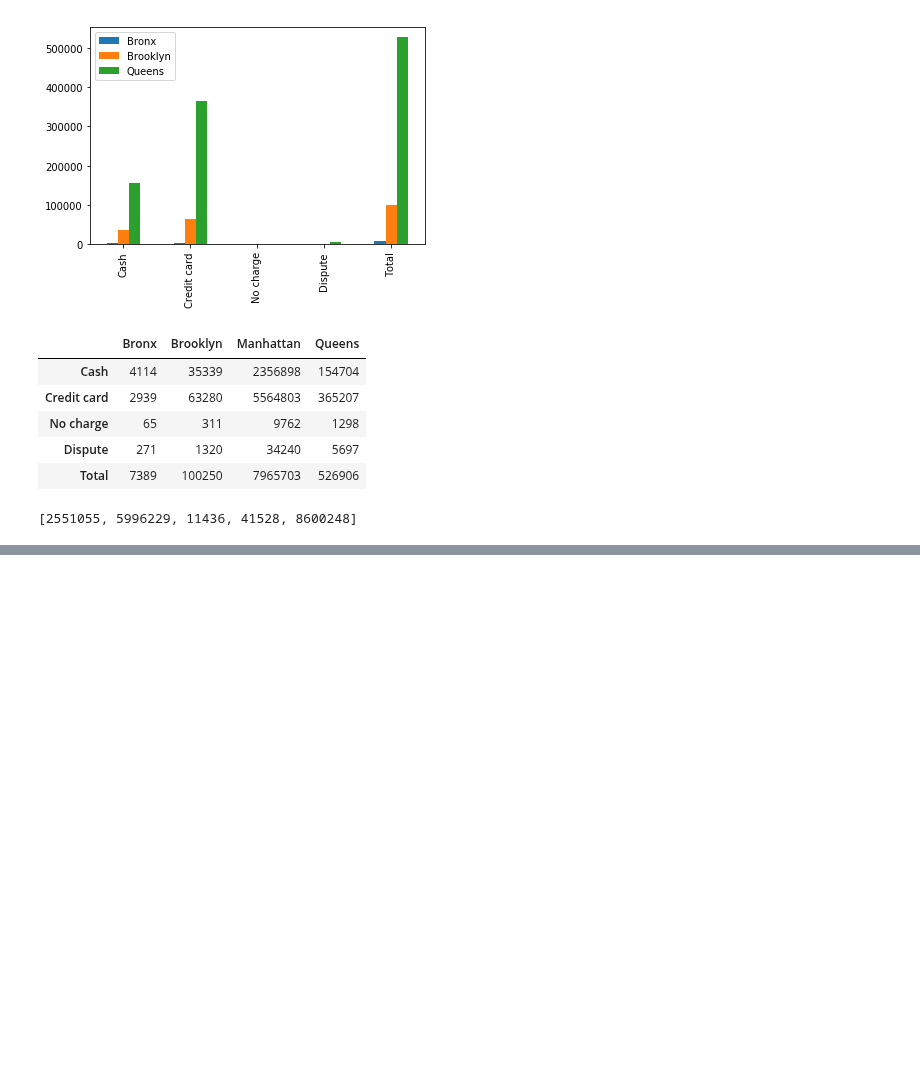
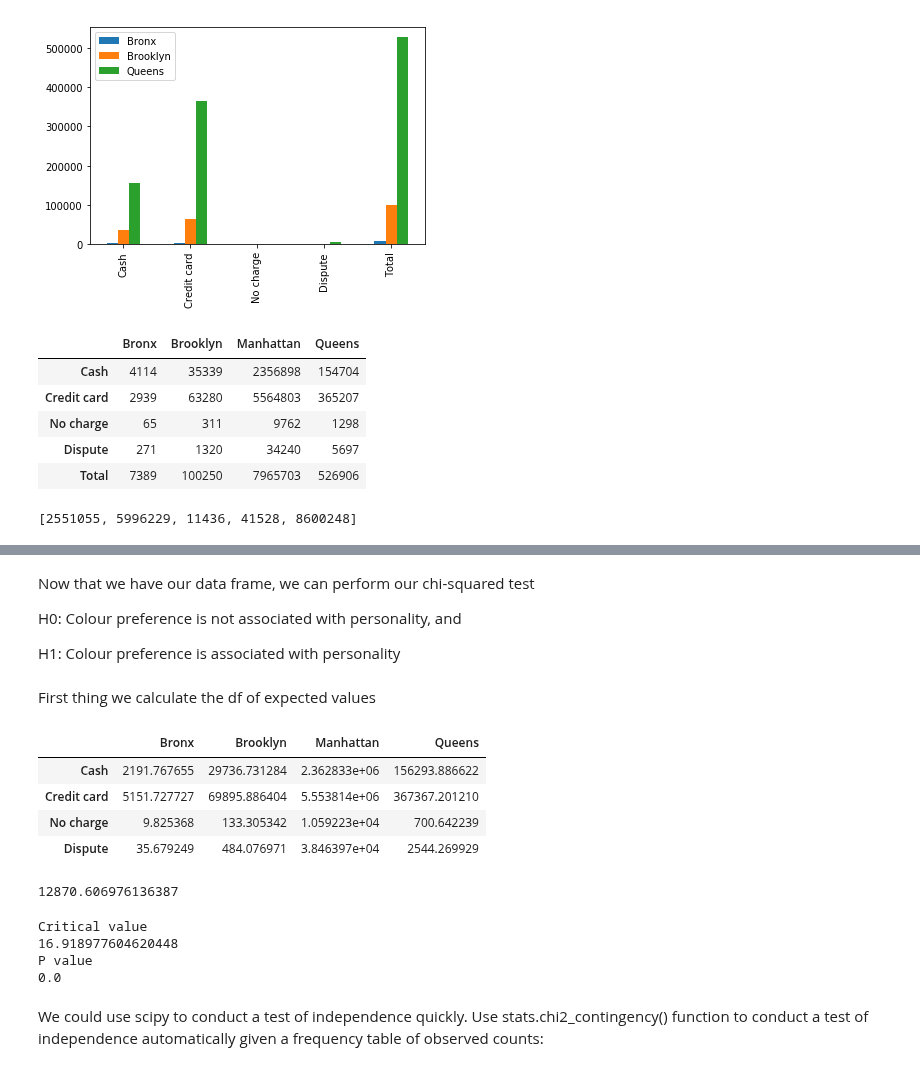
Before and after one commit to EgonFerri/ADM-HM2, a Jupyter notebook: TemporaryFile_RQ4.ipynb, the cells around one changed output, grey strips where cells are left out. Saved outputs shown, nothing was run; the diff lists cells and outputs as text; code cells hidden in the pictures; blank space fills up the shorter version.

```diff
--- a/TemporaryFile_RQ4.ipynb
+++ b/TemporaryFile_RQ4.ipynb
@@ -241,0 +251,54 @@ observed= voter_tab.ix[0:5,0:3]   # Get table without totals for later use
+# %% [markdown]
+Now that we have our data frame, we can perform our chi-squared test
+
+H0: Colour preference is not associated with personality, and
+
+H1: Colour preference is associated with personality
+# %% [markdown]
+First thing we calculate the df of expected values
+# %%
+
+expected =  np.outer(tab["Total"][0:4],
+                     tab.loc["Total"][0:4]) / 8600248
+
+expected = pd.DataFrame(expected)
+
+expected.columns = ['Bronx', 'Brooklyn', 'Manhattan', 'Queens']
+expected.index = ['Cash', 'Credit card', 'No charge', 'Dispute']
+
+expected
+# %% [output]
+|  | Bronx | Brooklyn | Manhattan | Queens |
+| Cash | 2191.767655 | 29736.731284 | 2.362833e+06 | 156293.886622 |
+| Credit card | 5151.727727 | 69895.886404 | 5.553814e+06 | 367367.201210 |
+| No charge | 9.825368 | 133.305342 | 1.059223e+04 | 700.642239 |
+| Dispute | 35.679249 | 484.076971 | 3.846397e+04 | 2544.269929 |
+# %%
+chi_squared_stat = (((observed-expected)**2)/expected).sum().sum()
+
+#We call .sum() twice:once to get the column sums and a second time to add the column sums together,
+#returning the sum of the entire 2D table.
+print(chi_squared_stat)
+# %% [output]
+12870.606976136387
+# %%
+
+crit = stats.chi2.ppf(q = 0.95, # Find the critical value for 95% confidence*
+                      df = 9)   # Degrees of fredom for a test of independence equals the product of the number of categories
+                                # in each variable minus 1. In this case we have a 4x4 table so df = 3x3 = 9.
+
+
+print("Critical value")
+print(crit)
+
+p_value = 1 - stats.chi2.cdf(x=chi_squared_stat,  # Find the p-value
+                             df=9)
+print("P value")
+print(p_value)
+# %% [output]
+Critical value
+16.918977604620448
+P value
+0.0
+# %% [markdown]
+We could use scipy to conduct a test of independence quickly. Use stats.chi2_contingency() function to conduct a test of independence automatically given a frequency table of observed counts:
```
Also changed, not shown: parts of 7 cells of this notebook.
